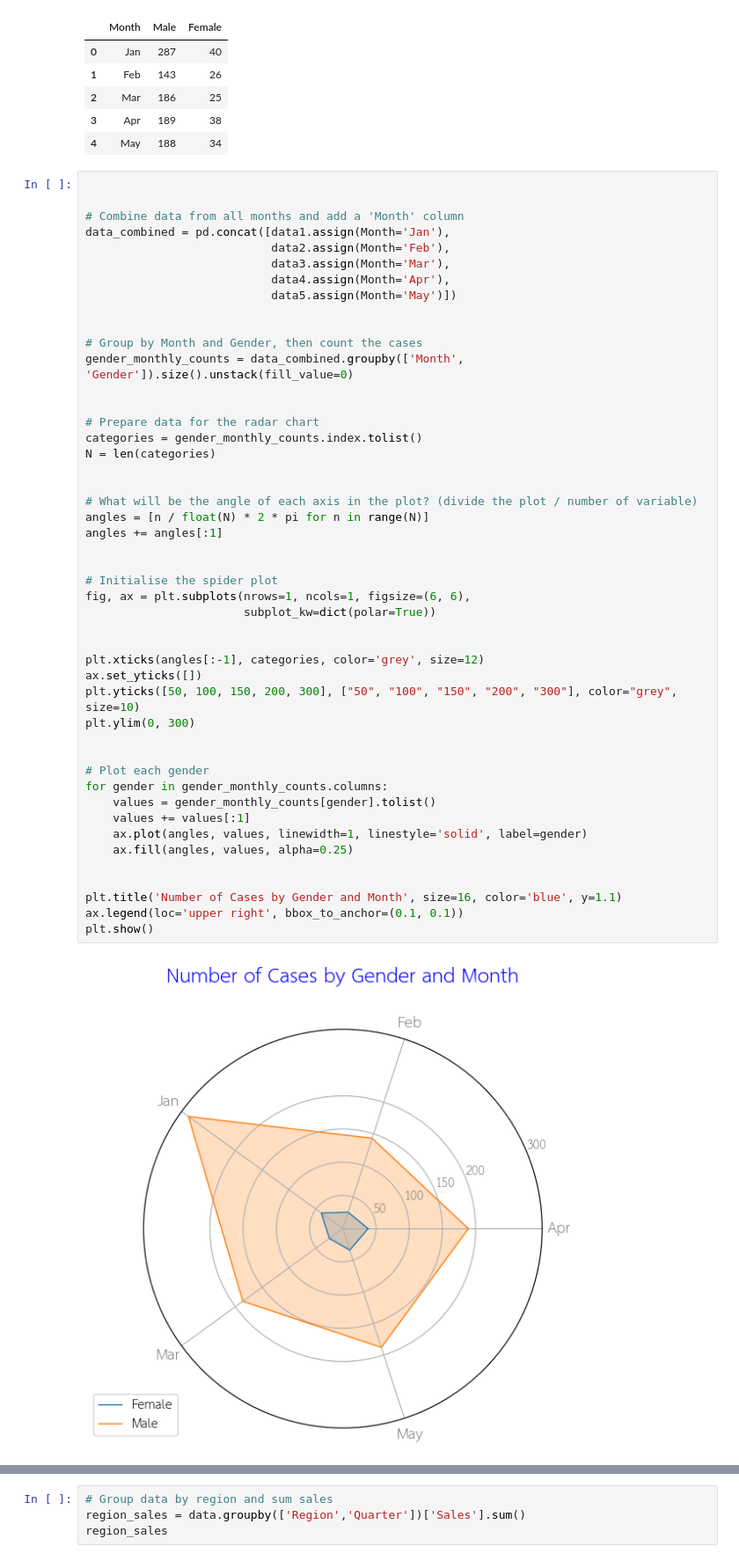
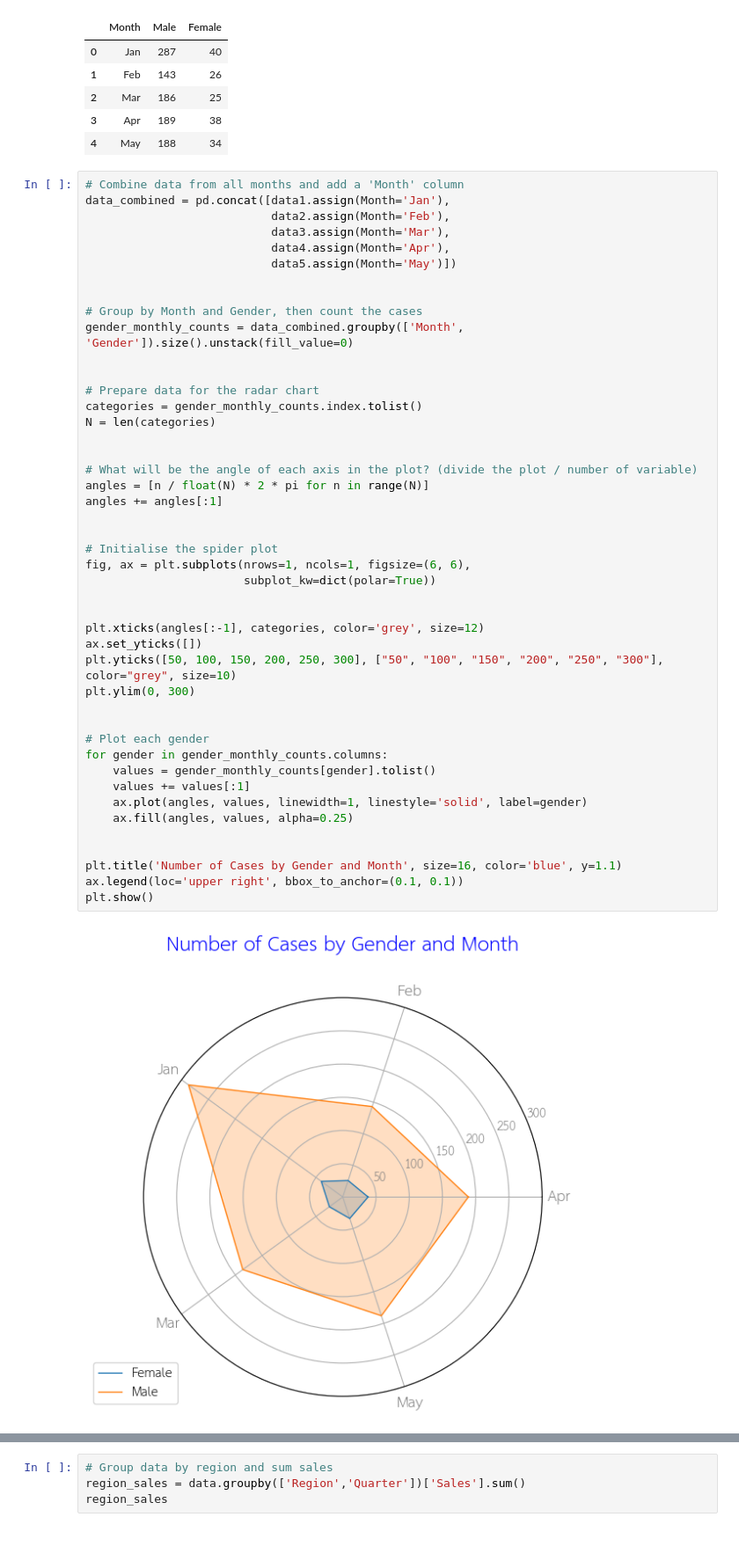
Before and after one commit to First-555/dataviz2025, a Jupyter notebook: Visualize_Data_Comparison_2025.ipynb, the cells around one changed output, grey strips where cells are left out. Shown at 88% size. Drawn from its saved outputs; the diff is of its cells as text.

```diff
--- a/Visualize_Data_Comparison_2025.ipynb
+++ b/Visualize_Data_Comparison_2025.ipynb
@@ -464,8 +464,6 @@ display(gender_month_counts)
 | 3 | Apr | 189 | 38 |
 | 4 | May | 188 | 34 |
 # %%
-
-
 # Combine data from all months and add a 'Month' column
 data_combined = pd.concat([data1.assign(Month='Jan'),
                            data2.assign(Month='Feb'),
@@ -483,32 +481,32 @@ categories = gender_monthly_counts.index.tolist()
 N = len(categories)
 
 
 # What will be the angle of each axis in the plot? (divide the plot / number of variable)
 angles = [n / float(N) * 2 * pi for n in range(N)]
 angles += angles[:1]
 
 
 # Initialise the spider plot
 fig, ax = plt.subplots(nrows=1, ncols=1, figsize=(6, 6),
                        subplot_kw=dict(polar=True))
 
 
 plt.xticks(angles[:-1], categories, color='grey', size=12)
 ax.set_yticks([])
-plt.yticks([50, 100, 150, 200, 300], ["50", "100", "150", "200", "300"], color="grey", size=10)
+plt.yticks([50, 100, 150, 200, 250, 300], ["50", "100", "150", "200", "250", "300"], color="grey", size=10)
 plt.ylim(0, 300)
 
 
 # Plot each gender
 for gender in gender_monthly_counts.columns:
     values = gender_monthly_counts[gender].tolist()
     values += values[:1]
     ax.plot(angles, values, linewidth=1, linestyle='solid', label=gender)
     ax.fill(angles, values, alpha=0.25)
 
 
 plt.title('Number of Cases by Gender and Month', size=16, color='blue', y=1.1)
 ax.legend(loc='upper right', bbox_to_anchor=(0.1, 0.1))
 plt.show()
 # %% [output]
-[figure, old version]
+[figure, new version]
```
Also changed, not shown: parts of 1 cell of this notebook.
